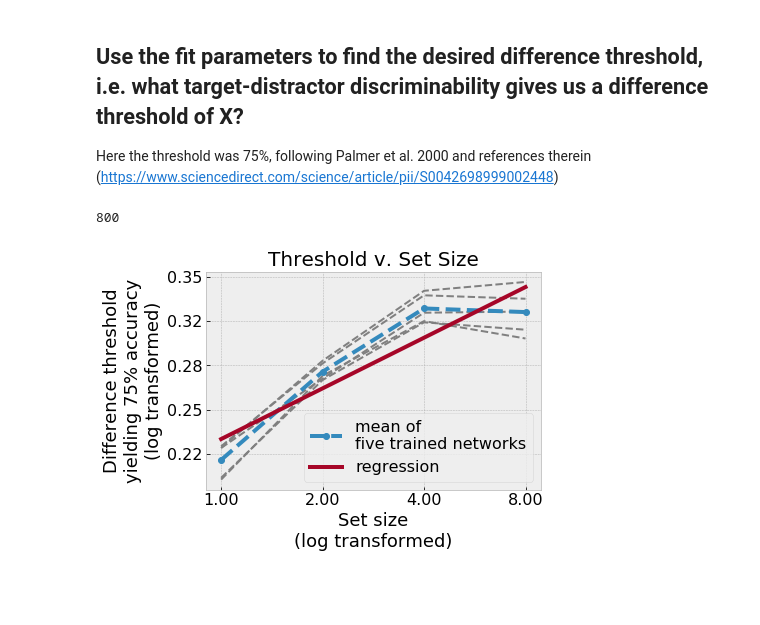
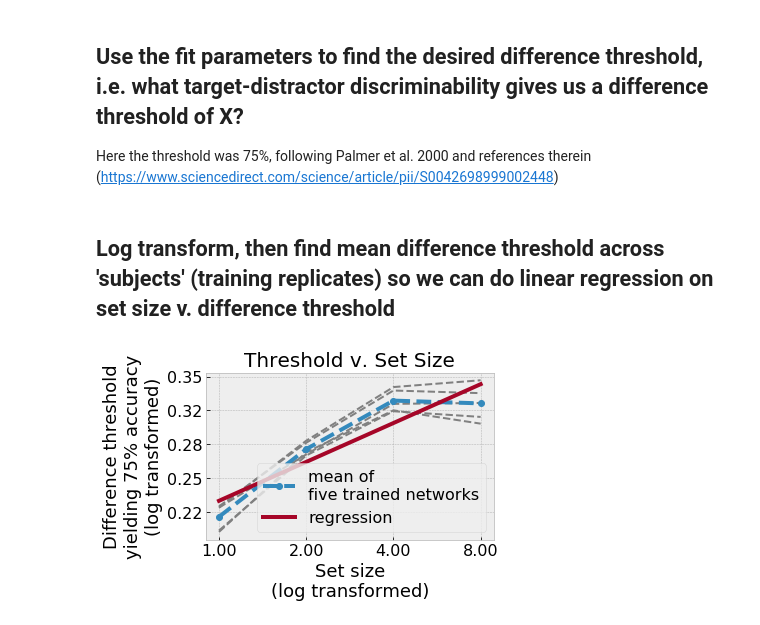
Before and after one commit to NickleDave/visual-search-nets, a Jupyter notebook: docs/notebooks/psychometric.ipynb, the cells around one changed output. Saved outputs shown, nothing was run; the diff lists cells and outputs as text; code cells hidden in the pictures; blank space fills up the shorter version.

Commit message:
add fig.tight_layout() in psychometric.ipynb, re-run

```diff
--- a/docs/notebooks/psychometric.ipynb
+++ b/docs/notebooks/psychometric.ipynb
@@ -168,3 +168,5 @@ for epochs in epoch_list:
+# %% [markdown]
+## Log transform, then find mean difference threshold across 'subjects' (training replicates) so we can do linear regression on set size v. difference threshold
 # %%
 log10_set_size = np.log10(set_sizes)
 from scipy import stats
@@ -177,31 +179,28 @@ for epochs in epoch_list:
         diff_ths_log10_this_epoch.append(diff_ths_log10[epochs][subject_ind])
     mn_diff_ths_epochs[epochs] = np.asarray(diff_ths_log10_this_epoch).mean(axis=0)
     linregress_epochs[epochs] = stats.linregress(log10_set_size, mn_diff_ths_epochs[epochs])
-# %%
-epochs
-# %% [output]
-800
 # %%
 epochs_for_plot = 800
 
 xx = np.log10(np.linspace(1,8,100))
 b = linregress_epochs[epochs_for_plot].intercept
 m = linregress_epochs[epochs_for_plot].slope
 yy = b + (m * xx)
 
 fig, ax = plt.subplots()
 subjects_for_plot = diff_ths[epochs_for_plot]
 for subject_ind in range(num_subjects):
     ax.plot(np.log10(set_sizes), np.log10(subjects_for_plot[subject_ind]), color='grey', linestyle='--')
 ax.plot(np.log10(set_sizes), mn_diff_ths_epochs[epochs_for_plot], linewidth=4, linestyle='--', marker='o', label='mean of\nfive trained networks')
 ax.plot(xx, yy, linewidth=4, label='regression')
 ax.set_xticks(np.log10(set_sizes))
 ax.set_xticklabels([f'{lbl:.2f}' for lbl in 10 ** ax.get_xticks()])
 ax.set_yticklabels([f'{lbl:.2f}' for lbl in 10 ** ax.get_yticks()])
 ax.set_ylabel('Difference threshold\nyielding 75% accuracy\n(log transformed)')
 ax.set_xlabel('Set size\n(log transformed)')
 ax.legend(loc='lower right');
 ax.set_title('Threshold v. Set Size');
+fig.tight_layout()
 plt.savefig('../static/threshold_v_setsize.png')
 # %% [output]
-[figure, old version]
+[figure, new version]
```
Also changed, not shown: parts of 2 cells of this notebook.
